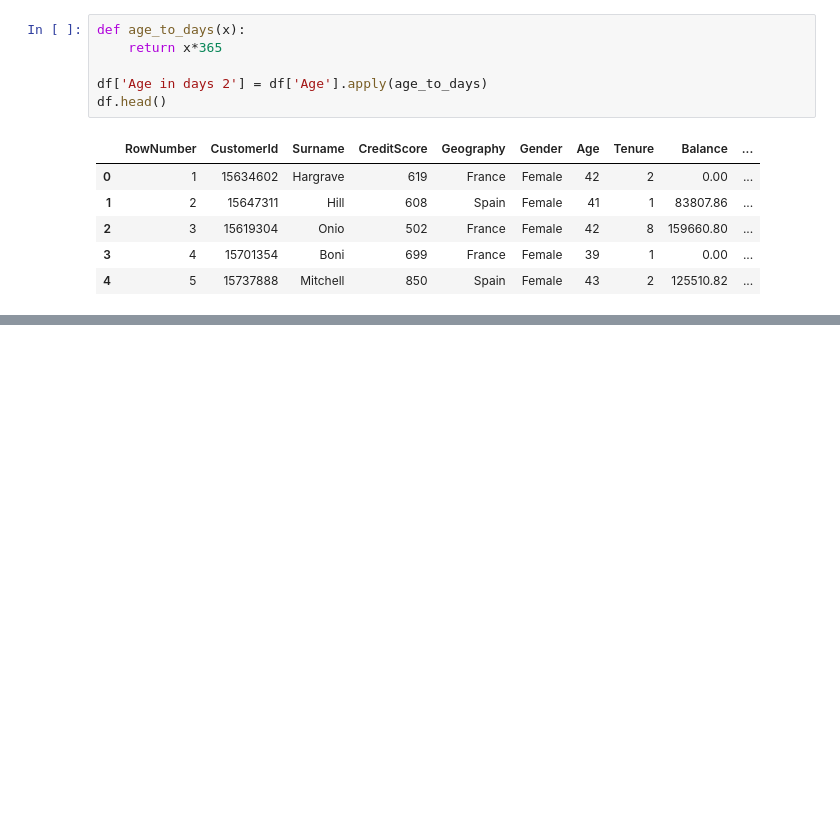
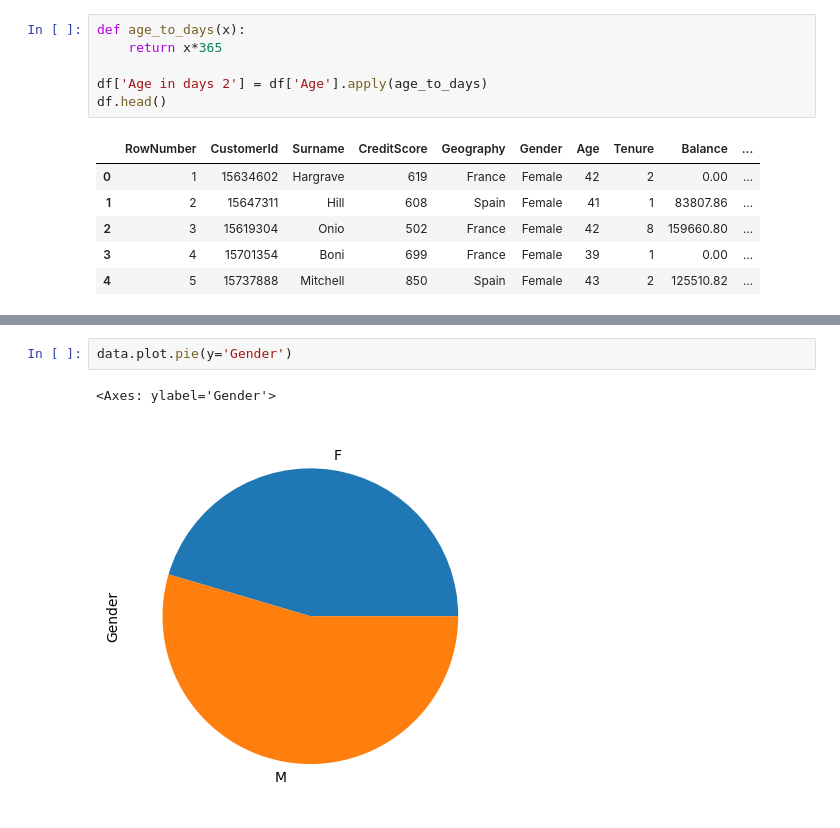
Before and after one commit to IgorHolin/Python_for_analyst, a Jupyter notebook: Lec_3.ipynb, the cells around one changed output, grey strips where cells are left out. Saved outputs shown, nothing was run; the diff lists cells and outputs as text; blank space fills up the shorter version.

```diff
--- a/Lec_3.ipynb
+++ b/Lec_3.ipynb
@@ -77,0 +385,5 @@ df.head()
+# %%
+data.plot.pie(y='Gender')
+# %% [output]
+<Axes: ylabel='Gender'>
+[figure, added]
```
Also changed, not shown: parts of 35 cells of this notebook.
